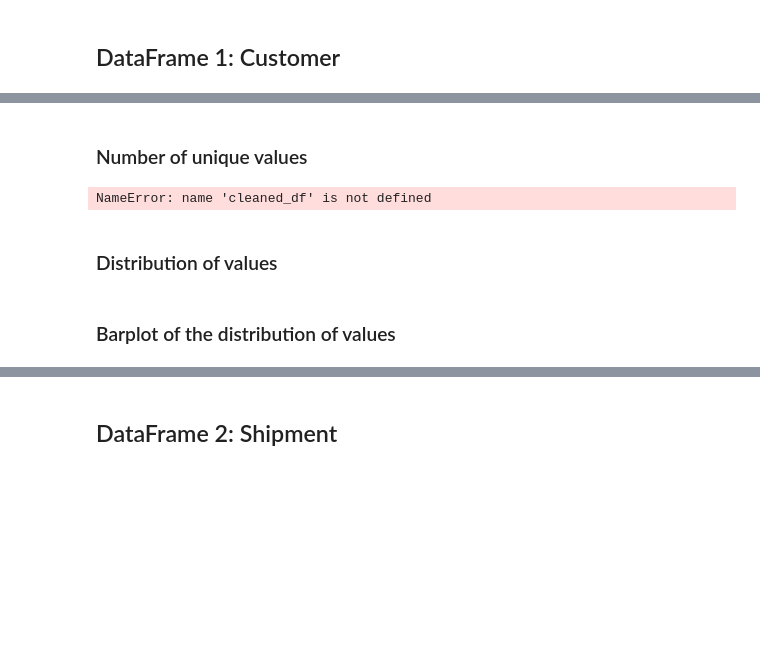
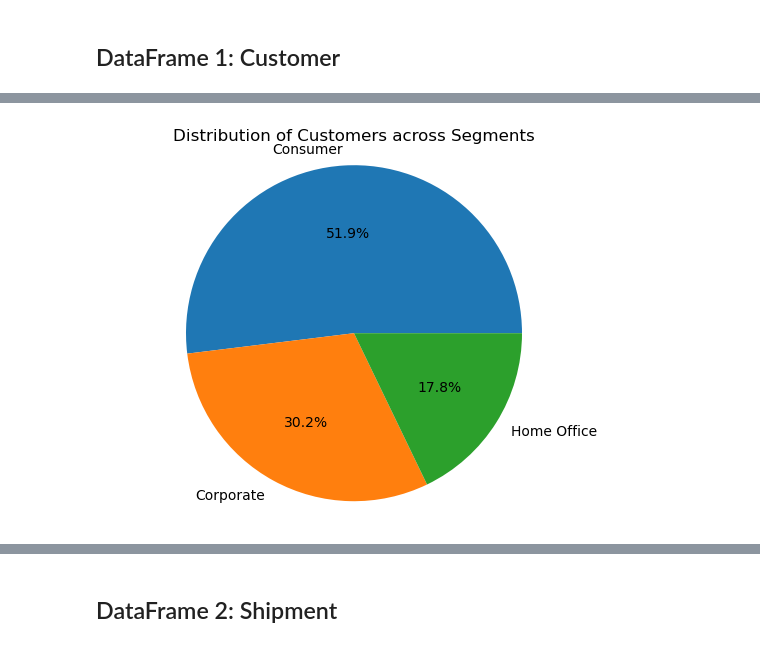
Before and after one commit to MaxLopezSalgado/superstore_e-commerce, a Jupyter notebook: eda/eda.ipynb, the cells around one changed output, grey strips where cells are left out. Drawn from its saved outputs; the diff is of its cells as text; code cells hidden in the pictures; blank space fills up the shorter version.

```diff
--- a/eda/eda.ipynb
+++ b/eda/eda.ipynb
@@ -278,11 +311,9 @@ From the dataframes we have, here are some potential information we can extract:
 # %%
-# Bar plot: Plot the count of customers in each segment to visualize the distribution of customer segments.
+# Pie plot: Plot the count of customers in each segment to visualize the distribution of customer segments.
+segment_counts = customer['segment'].value_counts()
+plt.pie(segment_counts.values, labels=segment_counts.index, autopct='%1.1f%%')
+plt.title('Distribution of Customers across Segments')
+plt.axis('equal')  # Equal aspect ratio ensures that the pie is drawn as a circle
+plt.show()
+# %% [output]
+[figure, added]
-# %% [markdown]
-### Number of unique values
-# %%
-unique_column1 = cleaned_df['column1'].nunique()
-print("Number of unique values:", column1) #-----> Change "values" for the variable name you want to analize
-# %% [output]
-NameError: name 'cleaned_df' is not defined
-# %% [markdown]
-### Distribution of values
@@ -296,2 +319,0 @@ print(cleaned_df.head(10))
-# %% [markdown]
-### Barplot of the distribution of values
```
Also changed, not shown: parts of 13 cells of this notebook.
